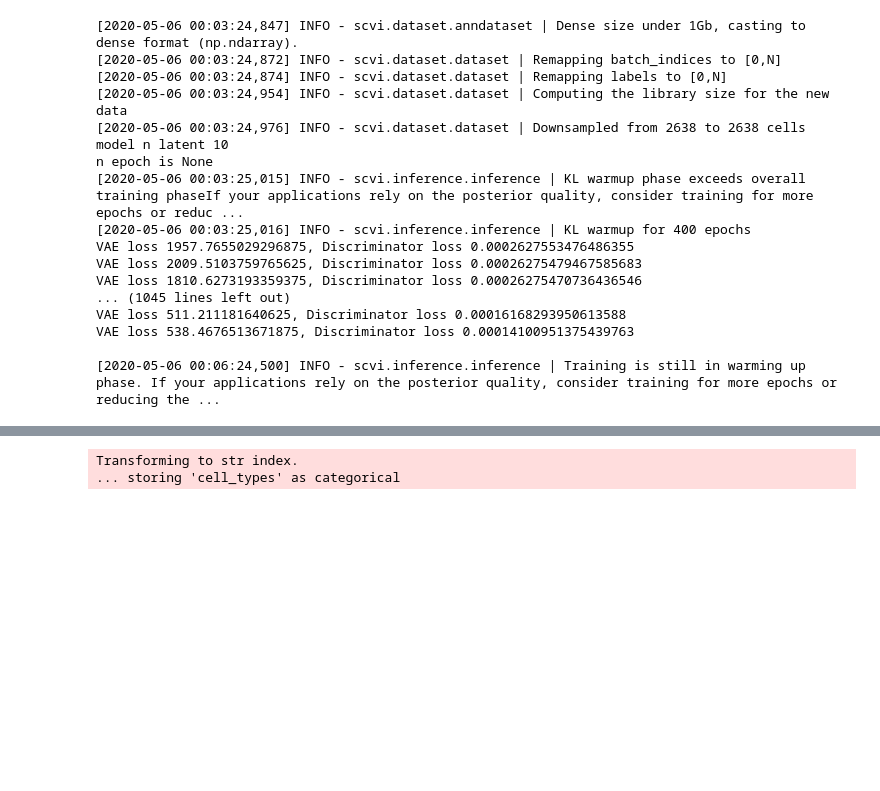
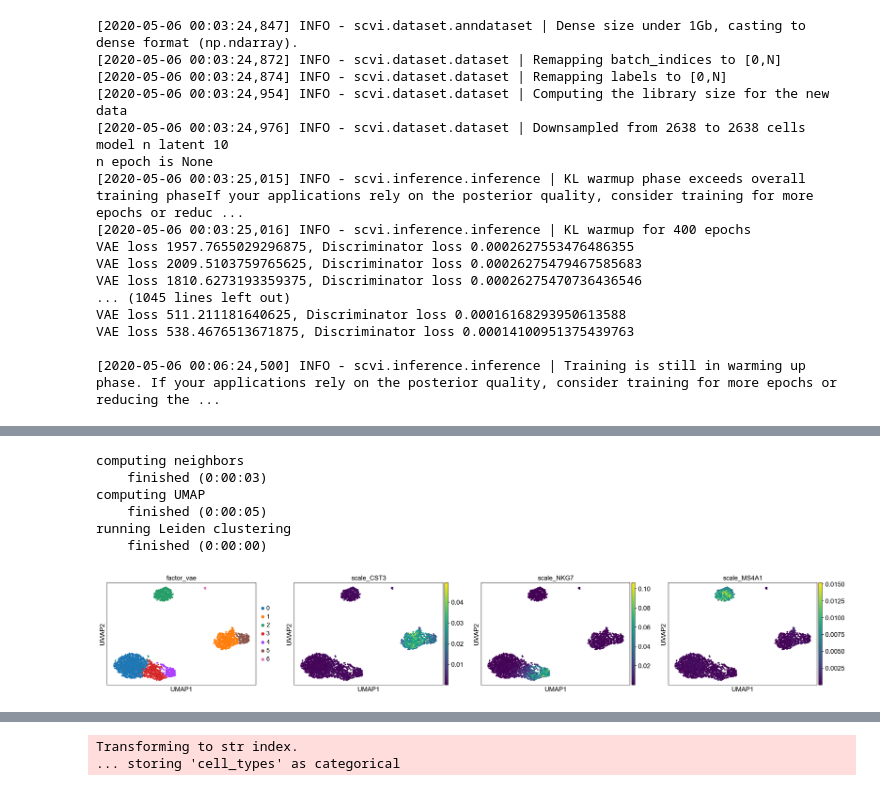
Before and after one commit to HarryMao1011/SingleCellFactorVAE, a Jupyter notebook: traversingLatentSpace.ipynb, the cells around one changed output, grey strips where cells are left out. Saved outputs shown, nothing was run; the diff lists cells and outputs as text; code cells hidden in the pictures; blank space fills up the shorter version.

```diff
--- a/traversingLatentSpace.ipynb
+++ b/traversingLatentSpace.ipynb
@@ -177,0 +189,15 @@ VAE loss 538.4676513671875, Discriminator loss 0.00014100951375439763
+# %%
+## umap clustering analysis
+
+sc.pp.neighbors(adata, n_neighbors=20, n_pcs=40, use_rep="vae")
+sc.tl.umap(adata)
+sc.tl.leiden(adata, key_added="factor_vae", resolution=0.8)
+sc.pl.umap(adata, color=["factor_vae", "scale_CST3", "scale_NKG7", "scale_MS4A1"], ncols=4, show=show_plot)
+# %% [output]
+computing neighbors
+    finished (0:00:03)
+computing UMAP
+    finished (0:00:05)
+running Leiden clustering
+    finished (0:00:00)
+[figure, added]
```
Also changed, not shown: parts of 13 cells of this notebook.
